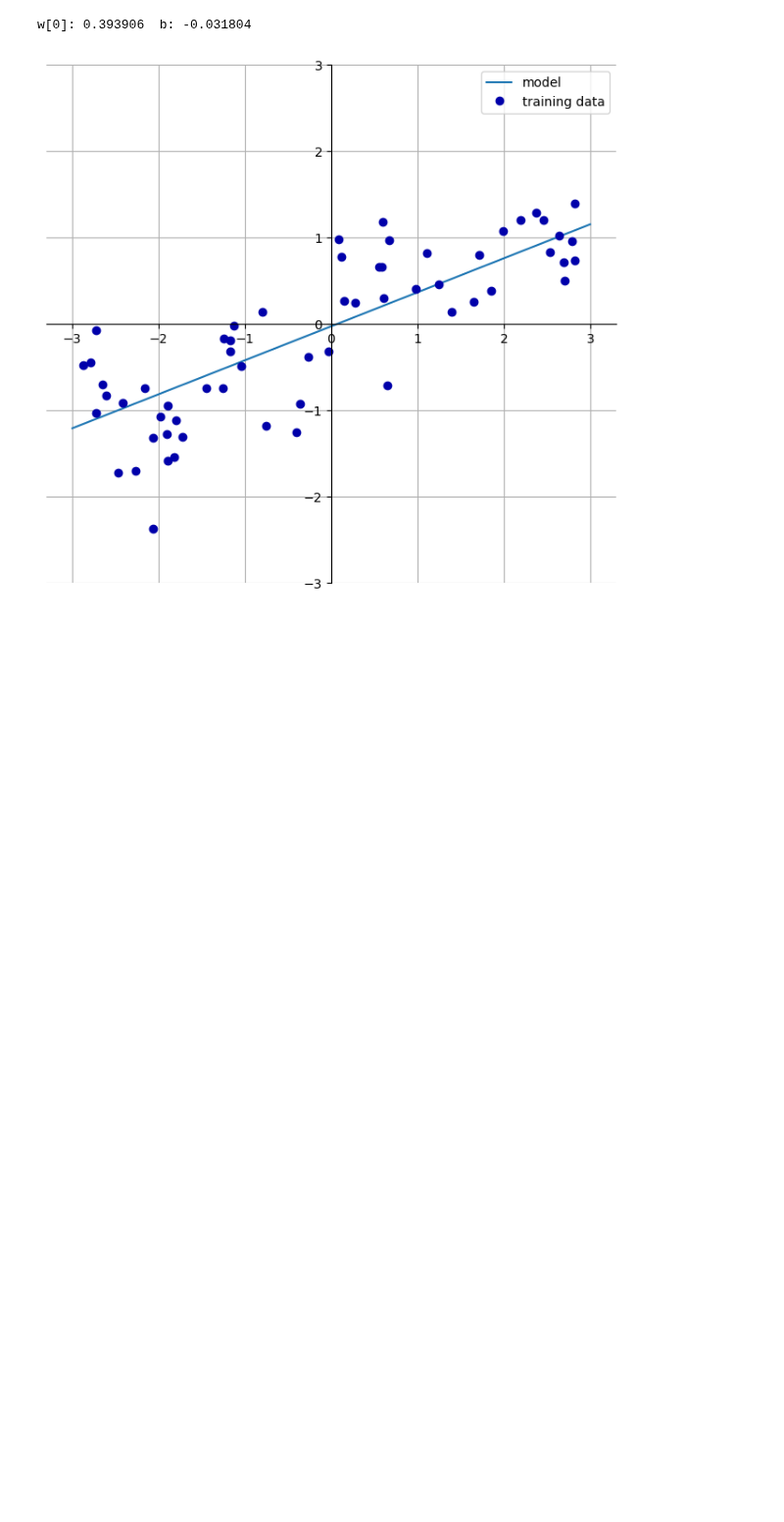
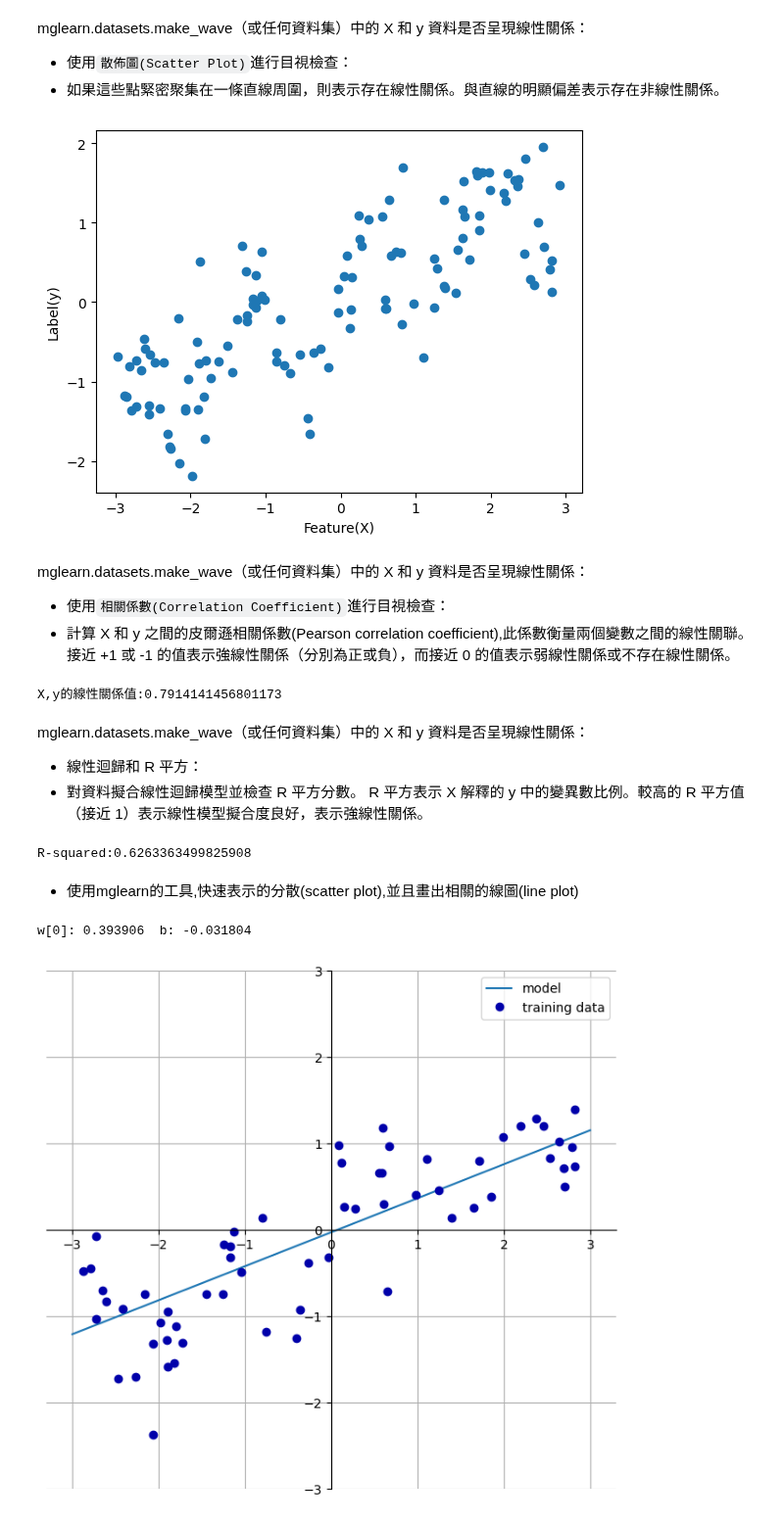
Before and after one commit to roberthsu2003/machine_learning, a Jupyter notebook: 簡單線性迴歸/mglearn說明.ipynb, the cells around one changed output. Shown at 98% size. Cells and saved outputs as stored; diff of their text form; code cells hidden in the pictures; blank space fills up the shorter version.

```diff
--- a/簡單線性迴歸/mglearn說明.ipynb
+++ b/簡單線性迴歸/mglearn說明.ipynb
@@ -2,0 +10,16 @@
+# %%
+#取得x[0]和ŷ的資料
+#使用pandas顯示
+import mglearn
+import pandas as pd
+
+X, y = mglearn.datasets.make_wave(n_samples=120)#n_samples的數量
+#維度
+print("x維度",X.shape)
+print("y維度",y.shape)
+#長度
+print('長度:',len(X), len(y))
+# 建立一個DataFrame顯示資料
+Xy_df = pd.DataFrame(X, columns=['特徵(feature)'])
+Xy_df['label標籤'] = y
+display(Xy_df)
@@ -3,3 +43,43 @@
+# %% [markdown]
+mglearn.datasets.make_wave（或任何資料集）中的 X 和 y 資料是否呈現線性關係：
+- 使用`散佈圖(Scatter Plot)`進行目視檢查：
+- 如果這些點緊密聚集在一條直線周圍，則表示存在線性關係。與直線的明顯偏差表示存在非線性關係。
+# %%
+import matplotlib.pyplot as plt
+plt.scatter(X[:,0], y)
+plt.xlabel("Feature(X)")
+plt.ylabel("Label(y)")
+plt.show()
+# %% [output]
+[figure, added]
+# %% [markdown]
+mglearn.datasets.make_wave（或任何資料集）中的 X 和 y 資料是否呈現線性關係：
+- 使用`相關係數(Correlation Coefficient)`進行目視檢查：
+- 計算 X 和 y 之間的皮爾遜相關係數(Pearson correlation coefficient),此係數衡量兩個變數之間的線性關聯。接近 +1 或 -1 的值表示強線性關係（分別為正或負），而接近 0 的值表示弱線性關係或不存在線性關係。
+# %%
+import numpy as np
+
+correction = np.corrcoef(X[:,0],y)[0, 1]
+print(f"X,y的線性關係值:{correction}") #高線性關係
+# %% [output]
+X,y的線性關係值:0.7914141456801173
+# %% [markdown]
+mglearn.datasets.make_wave（或任何資料集）中的 X 和 y 資料是否呈現線性關係：
+- 線性迴歸和 R 平方：
+- 對資料擬合線性迴歸模型並檢查 R 平方分數。 R 平方表示 X 解釋的 y 中的變異數比例。較高的 R 平方值（接近 1）表示線性模型擬合度良好，表示強線性關係。
+# %%
+from sklearn.linear_model import LinearRegression
+import numpy as np
+
+X, y = mglearn.datasets.make_wave(n_samples=120)
+#X = X.reshape(-1,1) #改變維度,-1是個符號,代表線數120元素資料,1是代表第2維使用的size是1
+model = LinearRegression().fit(X, y)
+r_squared = model.score(X, y)
+print(f'R-squared:{r_squared}')
+# %% [output]
+R-squared:0.6263363499825908
+# %% [markdown]
+- 使用mglearn的工具,快速表示的分散(scatter plot),並且畫出相關的線圖(line plot)
 # %%
 import mglearn
 import matplotlib.pyplot as plt
```
Also changed, not shown: parts of 3 cells of this notebook.
